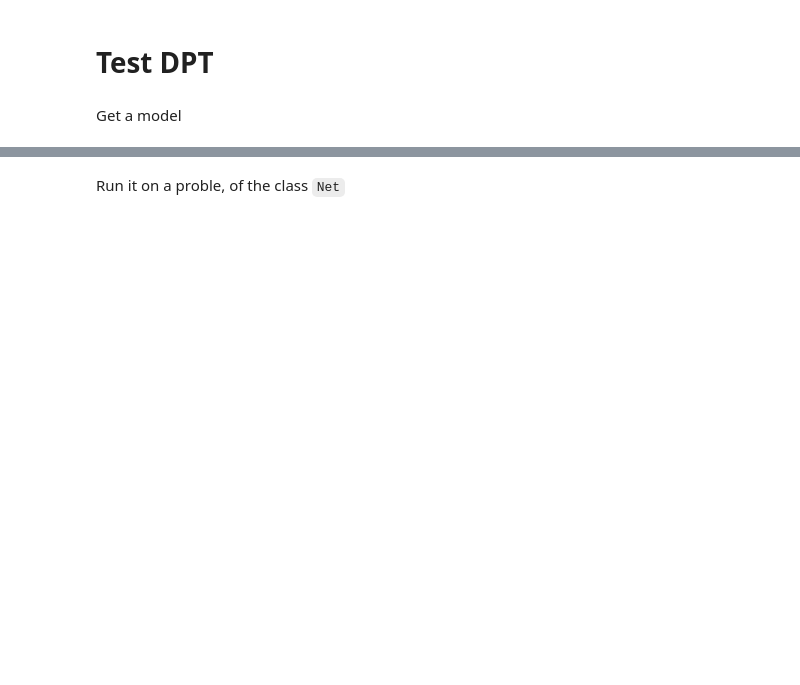
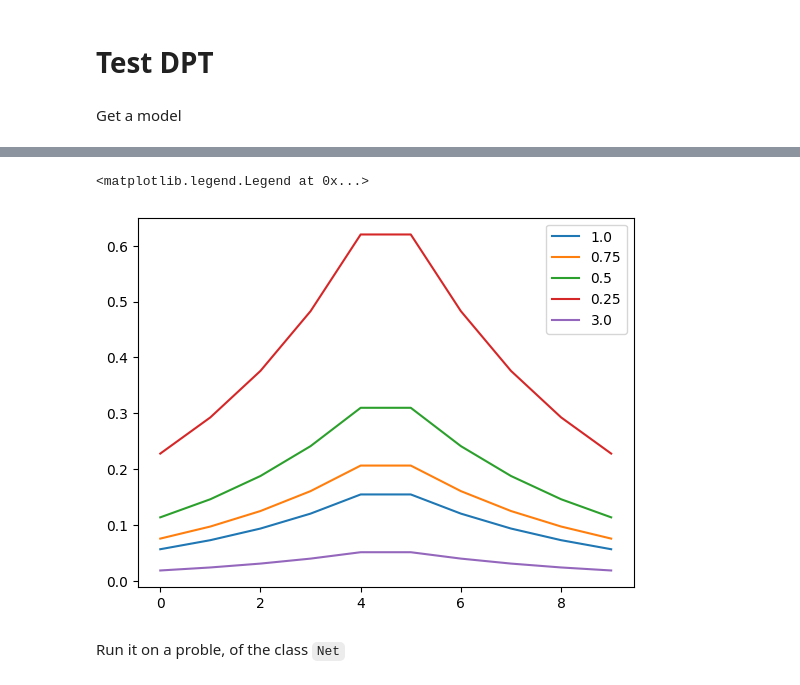
Before and after one commit to anabatsh/GreyBoxDPTOptimizer, a Jupyter notebook: dpt.ipynb, the cells around one changed output, grey strips where cells are left out. Saved outputs shown, nothing was run; the diff lists cells and outputs as text; code cells hidden in the pictures; blank space fills up the shorter version.

```diff
--- a/dpt.ipynb
+++ b/dpt.ipynb
@@ -46,3 +108,16 @@ model.eval()
+# %%
+a = np.hstack([np.arange(5), np.arange(5)[::-1]]) / 4
+plt.plot(softmax(a), label='1.0')
+plt.plot(softmax(a) / 0.75, label='0.75')
+plt.plot(softmax(a) / 0.5, label='0.5')
+plt.plot(softmax(a) / 0.25, label='0.25')
+
+plt.plot(softmax(a) / 3, label='3.0')
+
+plt.legend()
+# %% [output]
+<matplotlib.legend.Legend at 0x...>
+[figure, added]
 # %% [markdown]
 Run it on a proble, of the class `Net`
 # %%
```
Also changed, not shown: parts of 6 cells of this notebook, 8 other files.
